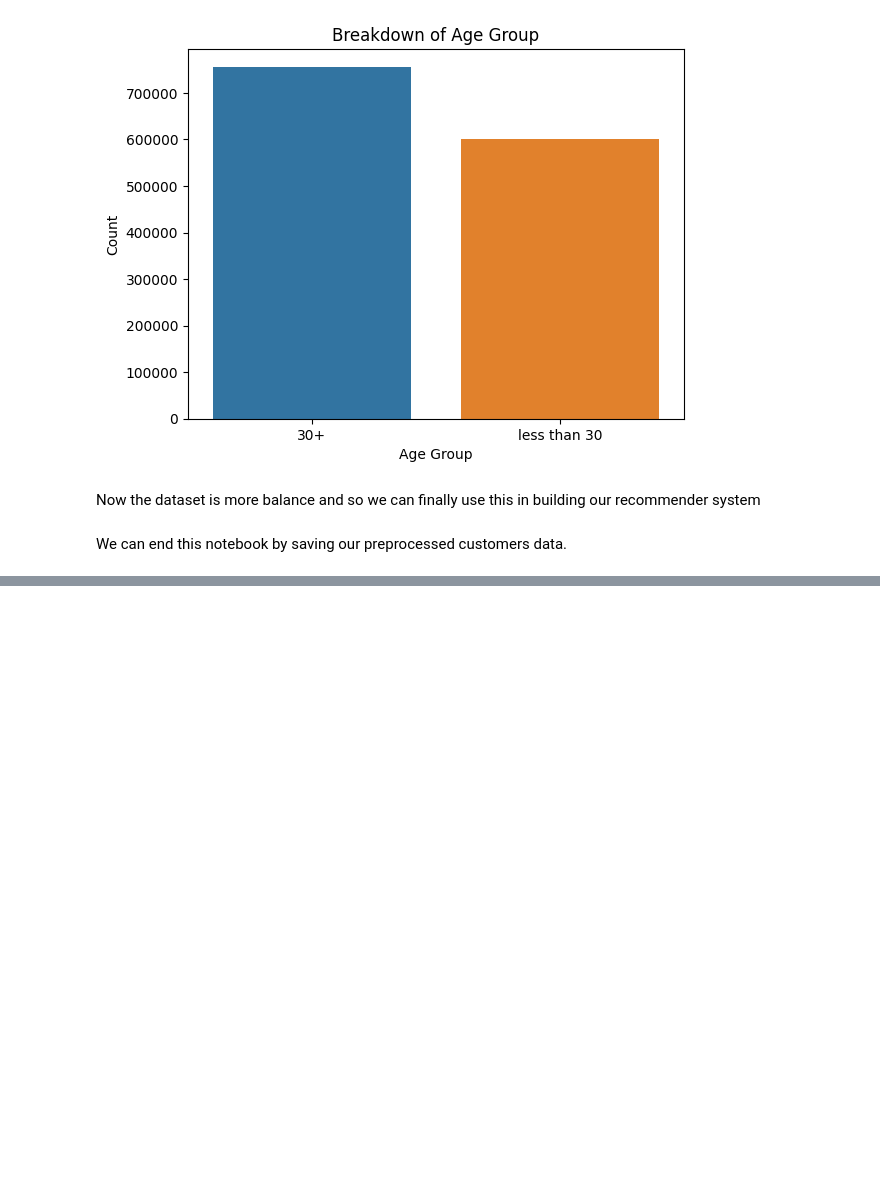
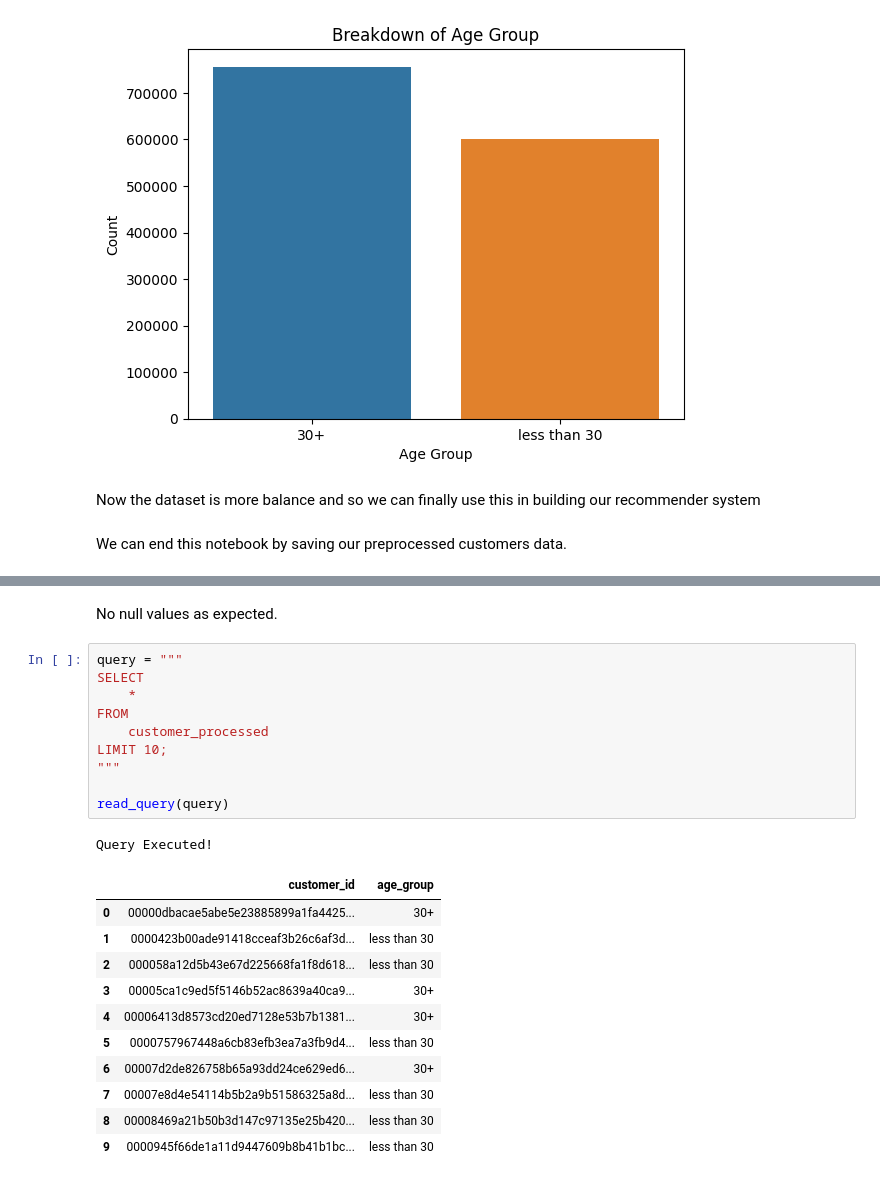
Before and after one commit to ALvee-611/RECBuildPlan, a Jupyter notebook: 2. Notebooks/customer_EDA.ipynb, the cells around one changed output, grey strips where cells are left out. Cells and saved outputs as stored; diff of their text form; blank space fills up the shorter version.

```diff
--- a/2. Notebooks/customer_EDA.ipynb
+++ b/2. Notebooks/customer_EDA.ipynb
@@ -406,0 +421,25 @@ read_query(query)
+# %% [markdown]
+No null values as expected.
+# %%
+query = """
+SELECT
+    *
+FROM
+    customer_processed
+LIMIT 10;
+"""
+
+read_query(query)
+# %% [output]
+Query Executed!
+|  | customer_id | age_group |
+| 0 | 00000dbacae5abe5e23885899a1fa4425... | 30+ |
+| 1 | 0000423b00ade91418cceaf3b26c6af3d... | less than 30 |
+| 2 | 000058a12d5b43e67d225668fa1f8d618... | less than 30 |
+| 3 | 00005ca1c9ed5f5146b52ac8639a40ca9... | 30+ |
+| 4 | 00006413d8573cd20ed7128e53b7b1381... | 30+ |
+| 5 | 0000757967448a6cb83efb3ea7a3fb9d4... | less than 30 |
+| 6 | 00007d2de826758b65a93dd24ce629ed6... | 30+ |
+| 7 | 00007e8d4e54114b5b2a9b51586325a8d... | less than 30 |
+| 8 | 00008469a21b50b3d147c97135e25b420... | less than 30 |
+| 9 | 0000945f66de1a11d9447609b8b41b1bc... | less than 30 |
```
Also changed, not shown: parts of 4 cells of this notebook, 2 other files.
